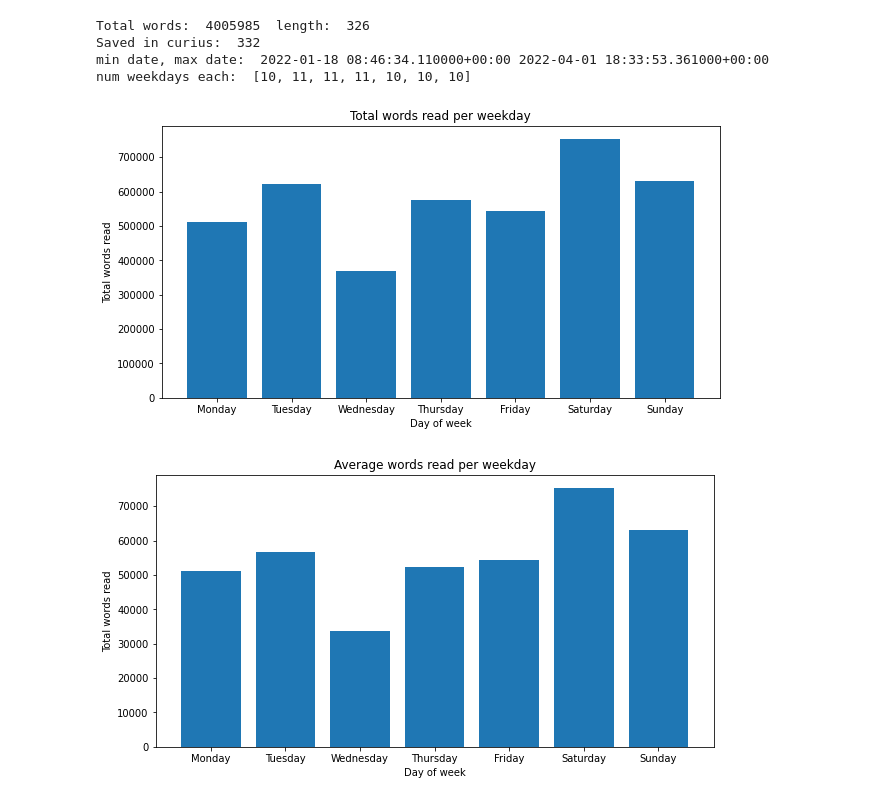
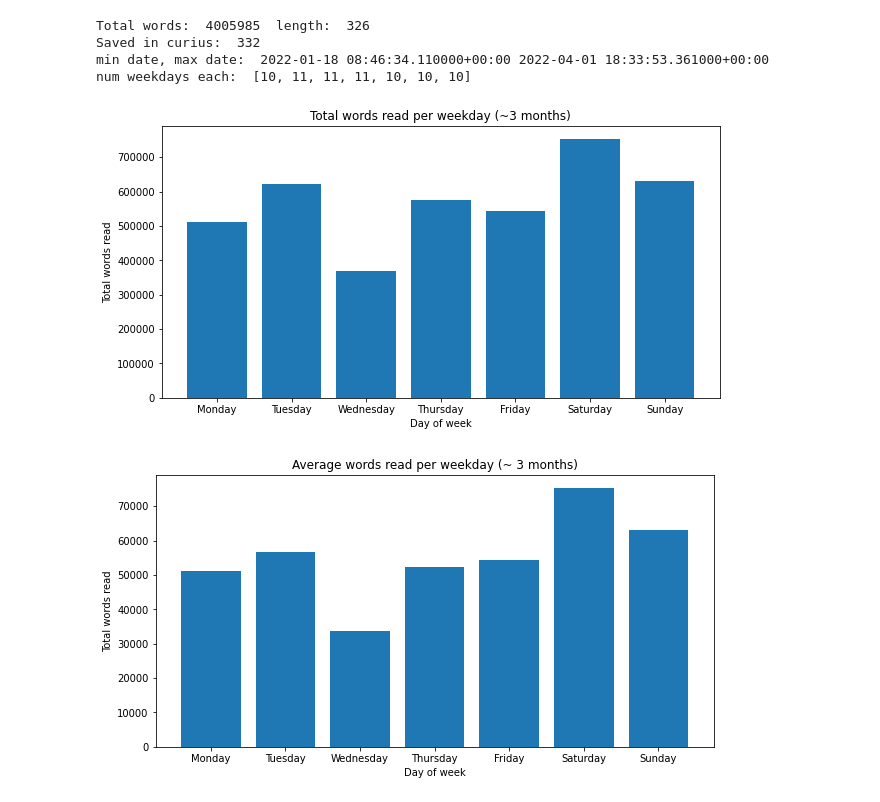
Before and after one commit to amirgamil/curius-search, a Jupyter notebook: visualization/Viz.ipynb, the cells around one changed output. Cells and saved outputs as stored; diff of their text form; code cells hidden in the pictures.

```diff
--- a/visualization/Viz.ipynb
+++ b/visualization/Viz.ipynb
@@ -105,34 +105,34 @@ with open("../data/sources.json") as data_file:
             curius_map[row["id"]] = row;
 
         sources_data = json.load(data_file)
         indexed_data = get_total_words(sources_data)
         #things we successfully indexed
         print("Total words: ", indexed_data[0], " length: ",indexed_data[1])
         print("Saved in curius: ", len(curius_map))
 
 
         total_words_each_day, avg_words_each_day = get_words_by_day(curius_map, sources_data)
 
 
 
         days = ["Monday", "Tuesday", "Wednesday", "Thursday", "Friday", "Saturday", "Sunday"]
         fig = plt.figure(figsize=(10, 5))
         plt.bar(days, total_words_each_day)
         plt.xlabel("Day of week")
-        plt.title("Total words read per weekday")
+        plt.title("Total words read per weekday (~3 months)")
         plt.ylabel("Total words read")
         plt.show()
 
         fig = plt.figure(figsize=(10, 5))
         plt.bar(days, avg_words_each_day)
         plt.xlabel("Day of week")
-        plt.title("Average words read per weekday")
+        plt.title("Average words read per weekday (~ 3 months)")
         plt.ylabel("Total words read")
         plt.show()
 # %% [output]
 Total words:  4005985  length:  326
 Saved in curius:  332
 min date, max date:  2022-01-18 08:46:34.110000+00:00 2022-04-01 18:33:53.361000+00:00
 num weekdays each:  [10, 11, 11, 11, 10, 10, 10]
-[figure, old version]
+[figure, new version]
-[figure, old version]
+[figure, new version]
```
Also changed, not shown: 3 other files.
